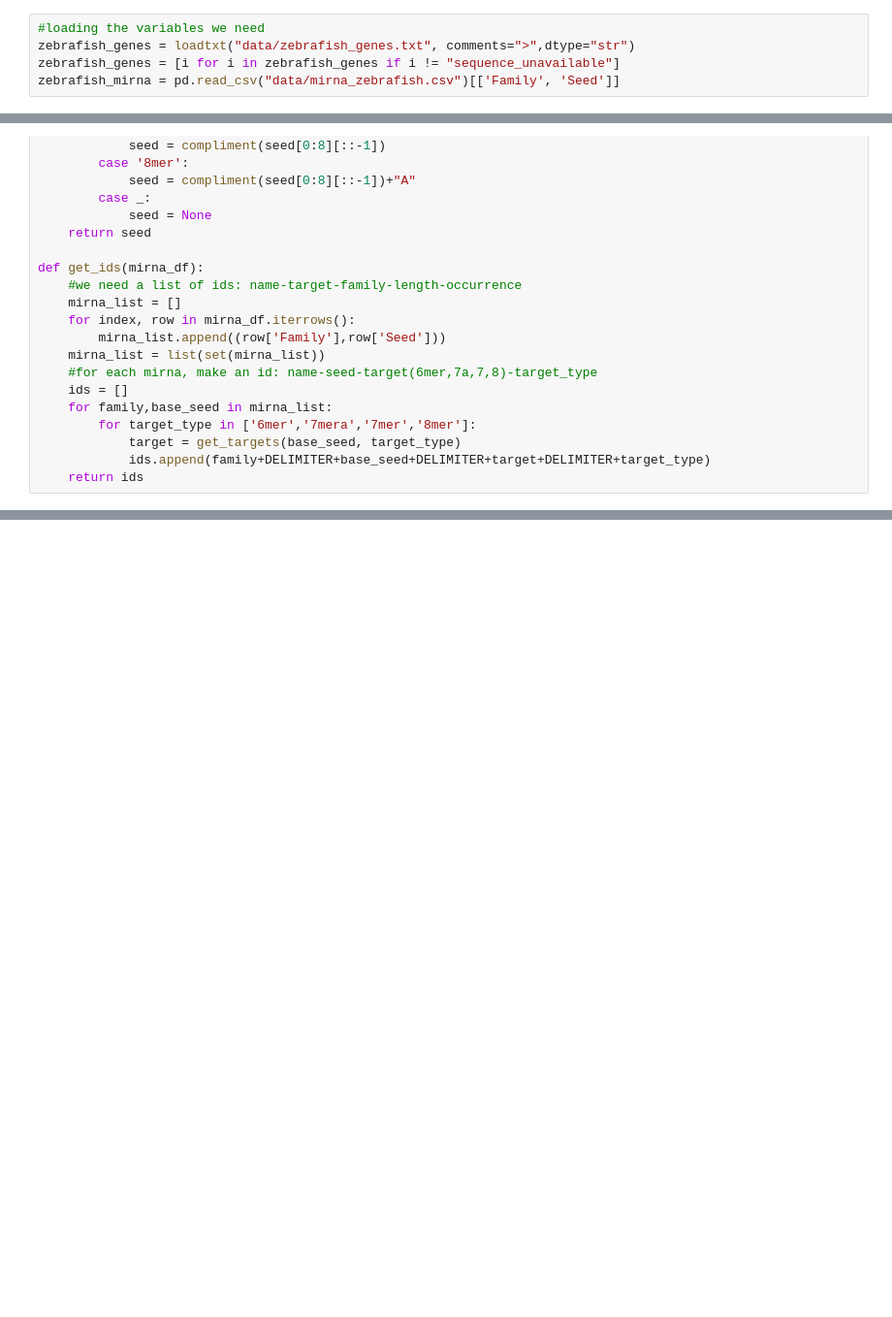
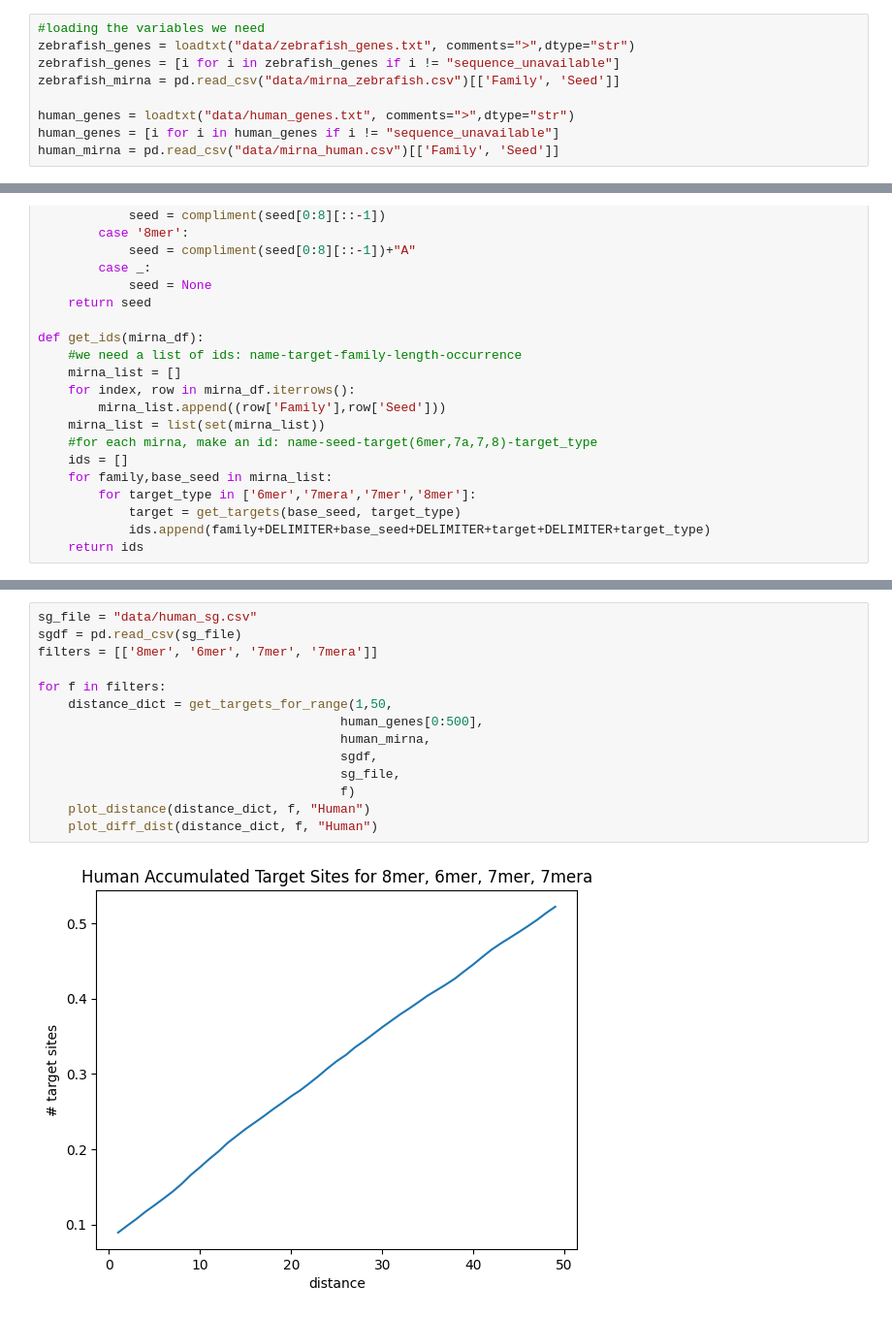
Before and after one commit to SamuelTWu/Cooperativity-Sites, a Jupyter notebook: main.ipynb, the cells around one changed output, grey strips where cells are left out. Shown: that part at 97% size. Drawn from its saved outputs; the diff is of its cells as text; blank space fills up the shorter version.

```diff
--- a/main.ipynb
+++ b/main.ipynb
@@ -16,6 +16,10 @@ DELIMITER = "_"
 zebrafish_genes = loadtxt("data/zebrafish_genes.txt", comments=">",dtype="str")
 zebrafish_genes = [i for i in zebrafish_genes if i != "sequence_unavailable"]
 zebrafish_mirna = pd.read_csv("data/mirna_zebrafish.csv")[['Family', 'Seed']]
+
+human_genes = loadtxt("data/human_genes.txt", comments=">",dtype="str")
+human_genes = [i for i in human_genes if i != "sequence_unavailable"]
+human_mirna = pd.read_csv("data/mirna_human.csv")[['Family', 'Seed']]
 # %% [output]
 Please see the 1.23 release notes for an example on how to do this.  If you wish to ignore this warning, use `warnings.filterwarnings`.  This warning is expected to be removed in the future and is giv ...
   zebrafish_genes = loadtxt("data/zebrafish_genes.txt", comments=">",dtype="str")
@@ -220,0 +230,16 @@ plot_diff_dist(distance_dict)
+# %%
+sg_file = "data/human_sg.csv"
+sgdf = pd.read_csv(sg_file)
+filters = [['8mer', '6mer', '7mer', '7mera']]
+
+for f in filters:
+    distance_dict = get_targets_for_range(1,50,
+                                        human_genes[0:500],
+                                        human_mirna,
+                                        sgdf,
+                                        sg_file,
+                                        f)
+    plot_distance(distance_dict, f, "Human")
+    plot_diff_dist(distance_dict, f, "Human")
+# %% [output]
+[figure, added]
```
Also changed, not shown: parts of 7 cells of this notebook, 22 other files.
